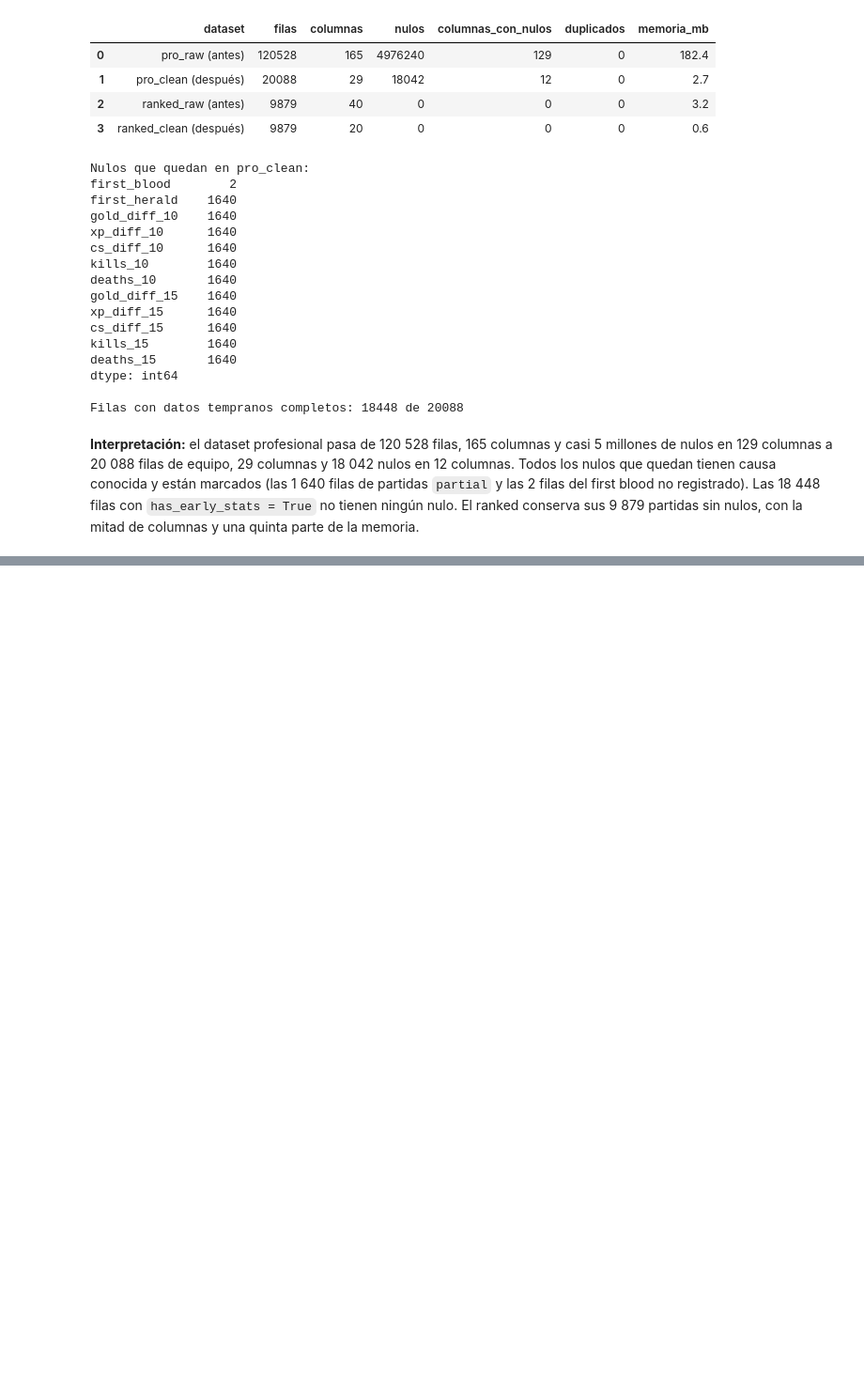
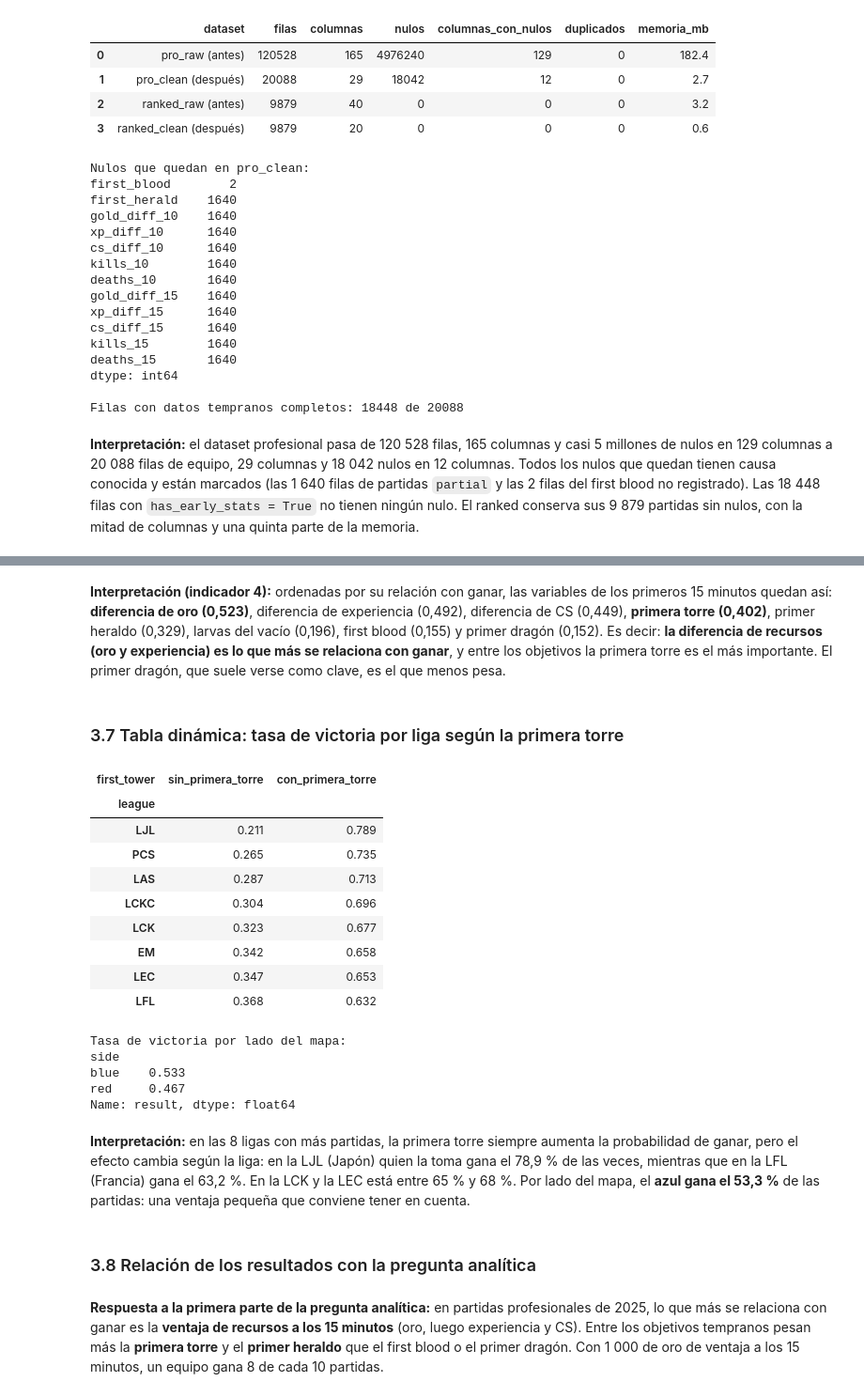
Before and after one commit to juancamilomontes/proyecto-lol-ciencia-datos, a Jupyter notebook: notebooks/data_preparation.ipynb, the cells around one changed output, grey strips where cells are left out. Shown at 94% size. Drawn from its saved outputs; the diff is of its cells as text; code cells hidden in the pictures; blank space fills up the shorter version.

```diff
--- a/notebooks/data_preparation.ipynb
+++ b/notebooks/data_preparation.ipynb
@@ -488,0 +670,41 @@ Filas con datos tempranos completos: 18448 de 20088
+# %% [markdown]
+**Interpretación (indicador 4):** ordenadas por su relación con ganar, las variables de los primeros 15 minutos quedan así: **diferencia de oro (0,523)**, diferencia de experiencia (0,492), diferencia de CS (0,449), **primera torre (0,402)**, primer heraldo (0,329), larvas del vacío (0,196), first blood (0,155) y primer dragón (0,152). Es decir: **la diferencia de recursos (oro y experiencia) es lo que más se relaciona con ganar**, y entre los objetivos la primera torre es el más importante. El primer dragón, que suele verse como clave, es el que menos pesa.
+# %% [markdown]
+### 3.7 Tabla dinámica: tasa de victoria por liga según la primera torre
+# %%
+ligas_con_mas_partidas = (pro15.drop_duplicates('game_id')['league']
+                          .value_counts().nlargest(8).index)
+
+tabla_ligas = (pro15[pro15['league'].isin(ligas_con_mas_partidas)]
+               .pivot_table(index='league', columns='first_tower', values='result',
+                            aggfunc='mean', observed=True)
+               .rename(columns={0: 'sin_primera_torre', 1: 'con_primera_torre'})
+               .round(3)
+               .sort_values('con_primera_torre', ascending=False))
+tabla_ligas
+# %% [output]
+| first_tower | sin_primera_torre | con_primera_torre |
+| league |  |  |
+| LJL | 0.211 | 0.789 |
+| PCS | 0.265 | 0.735 |
+| LAS | 0.287 | 0.713 |
+| LCKC | 0.304 | 0.696 |
+| LCK | 0.323 | 0.677 |
+| EM | 0.342 | 0.658 |
+| LEC | 0.347 | 0.653 |
+| LFL | 0.368 | 0.632 |
+# %%
+print('Tasa de victoria por lado del mapa:')
+print(pro15.groupby('side', observed=True)['result'].mean().round(3))
+# %% [output]
+Tasa de victoria por lado del mapa:
+side
+blue    0.533
+red     0.467
+Name: result, dtype: float64
+# %% [markdown]
+**Interpretación:** en las 8 ligas con más partidas, la primera torre siempre aumenta la probabilidad de ganar, pero el efecto cambia según la liga: en la LJL (Japón) quien la toma gana el 78,9 % de las veces, mientras que en la LFL (Francia) gana el 63,2 %. En la LCK y la LEC está entre 65 % y 68 %. Por lado del mapa, el **azul gana el 53,3 %** de las partidas: una ventaja pequeña que conviene tener en cuenta.
+# %% [markdown]
+### 3.8 Relación de los resultados con la pregunta analítica
+# %% [markdown]
+**Respuesta a la primera parte de la pregunta analítica:** en partidas profesionales de 2025, lo que más se relaciona con ganar es la **ventaja de recursos a los 15 minutos** (oro, luego experiencia y CS). Entre los objetivos tempranos pesan más la **primera torre** y el **primer heraldo** que el first blood o el primer dragón. Con 1 000 de oro de ventaja a los 15 minutos, un equipo gana 8 de cada 10 partidas.
```
Also changed, not shown: parts of 20 cells of this notebook.
